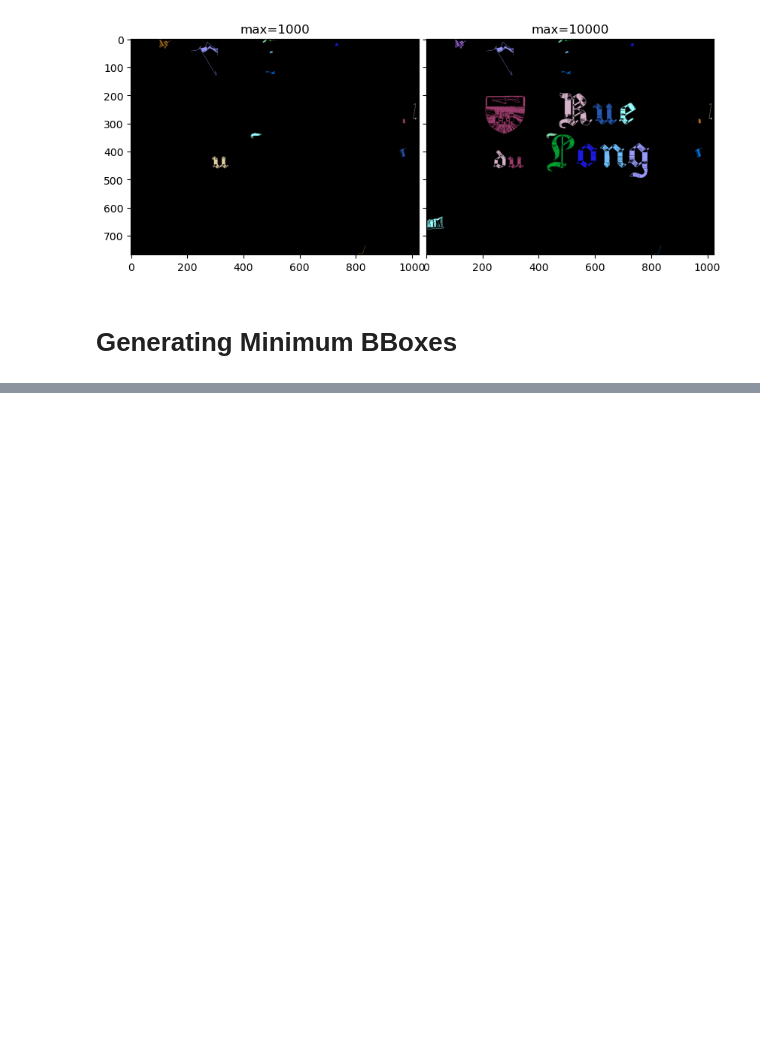
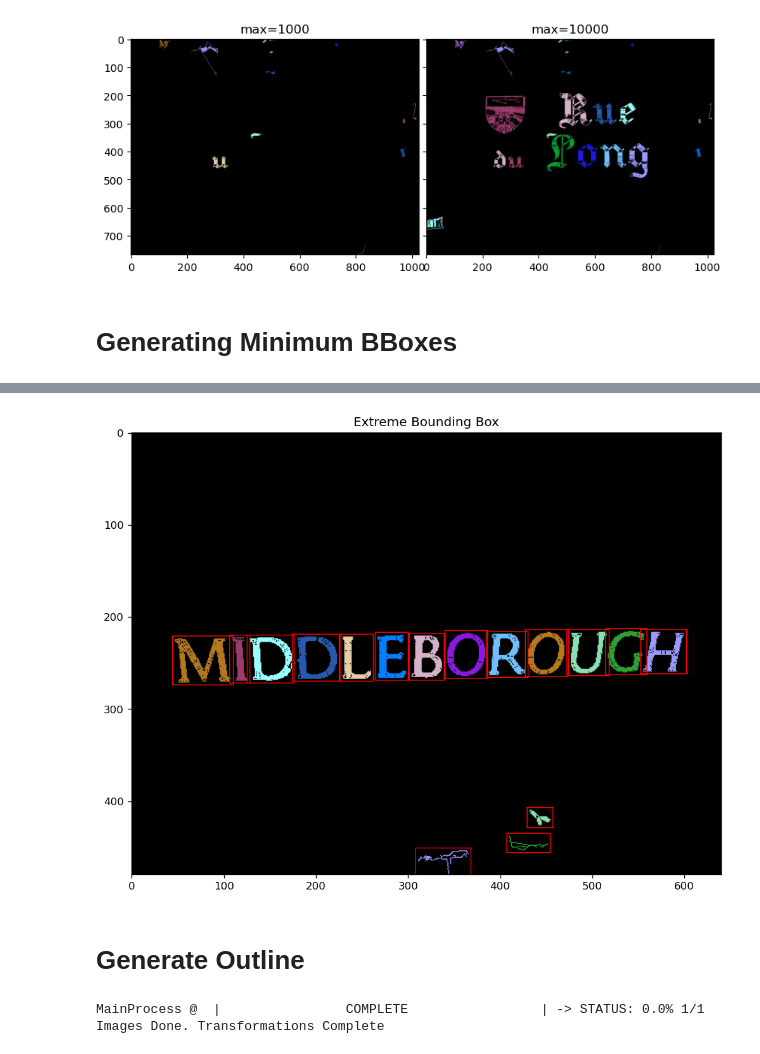
Before and after one commit to ag-ds-bubble/swtloc, a Jupyter notebook: swtloc/example/SWTloc Usage.ipynb, the cells around one changed output, grey strips where cells are left out. Cells and saved outputs as stored; diff of their text form; code cells hidden in the pictures; blank space fills up the shorter version.

```diff
--- a/swtloc/example/SWTloc Usage.ipynb
+++ b/swtloc/example/SWTloc Usage.ipynb
@@ -237,0 +269,6 @@ imgshowN([swtl.orig_img, swtl.swt_mat, swtl.swt_labelled3C],
+# %%
+min_bboxes, min_bbox_annotated = swtl.get_extreme_bbox(show=True, padding=3)
+# %% [output]
+[figure, added]
+# %% [markdown]
+# Generate Outline
@@ -237,0 +277,6 @@ imgshowN([swtl.orig_img, swtl.swt_mat, swtl.swt_labelled3C],
+# %%
+swtl = SWTLocalizer()
+swtl.swttransform(imgpaths=imgpath, text_mode='db_lf', ac_sigma=1.0,
+                  max_angledev=np.pi/3, maxrsw=50)
+# %% [output]
+MainProcess @  |                COMPLETE                 | -> STATUS: 0.0% 1/1 Images Done. Transformations Complete
```
Also changed, not shown: parts of 26 cells of this notebook, 2 other files.
